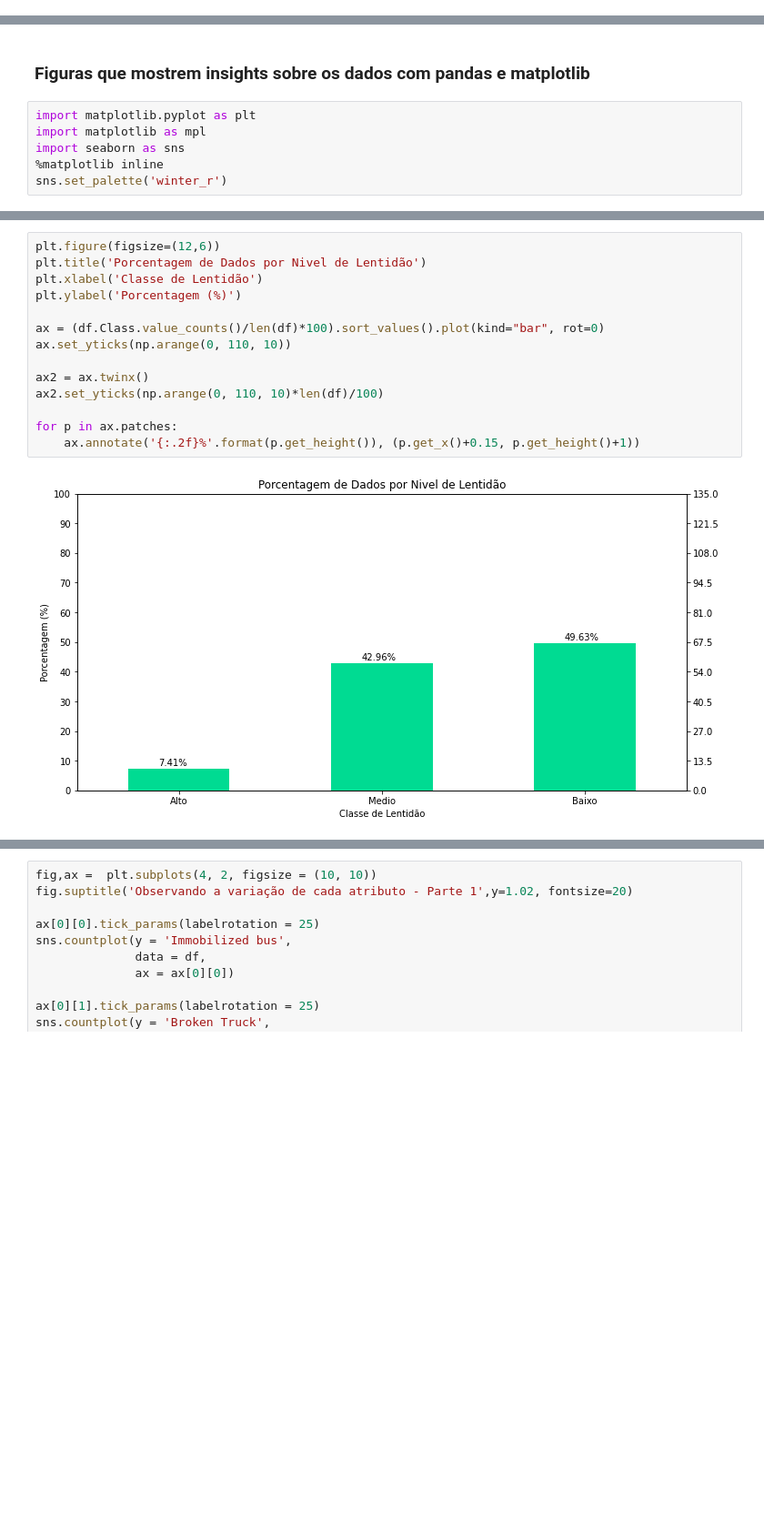
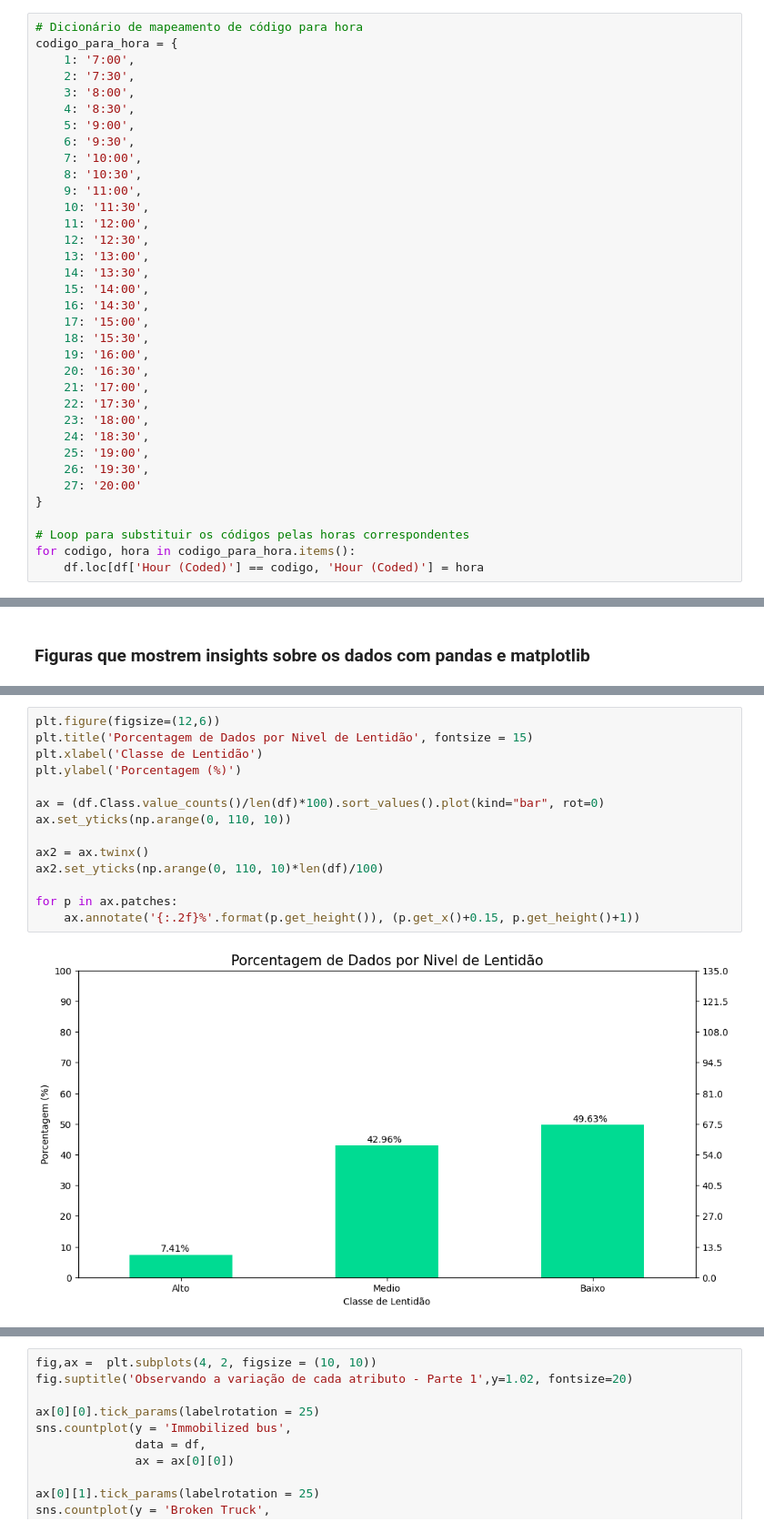
Before and after one commit to opablodantas/SP-Urban-Traffic-Prediction-Research, a Jupyter notebook: BEHAVIOR_URBAN_TRAFFIC.ipynb, the cells around one changed output, grey strips where cells are left out. Shown at 91% size. Cells and saved outputs as stored; diff of their text form; blank space fills up the shorter version.

```diff
--- a/BEHAVIOR_URBAN_TRAFFIC.ipynb
+++ b/BEHAVIOR_URBAN_TRAFFIC.ipynb
@@ -145,6 +162,41 @@ df.loc[df['Hour (Coded)'] == 24,'Hour (Coded)']='18:30'
 df.loc[df['Hour (Coded)'] == 25,'Hour (Coded)']='19:00'
 df.loc[df['Hour (Coded)'] == 26,'Hour (Coded)']='19:30'
 df.loc[df['Hour (Coded)'] == 27,'Hour (Coded)']='20:00'
+# %%
+# Dicionário de mapeamento de código para hora
+codigo_para_hora = {
+    1: '7:00',
+    2: '7:30',
+    3: '8:00',
+    4: '8:30',
+    5: '9:00',
+    6: '9:30',
+    7: '10:00',
+    8: '10:30',
+    9: '11:00',
+    10: '11:30',
+    11: '12:00',
+    12: '12:30',
+    13: '13:00',
+    14: '13:30',
+    15: '14:00',
+    16: '14:30',
+    17: '15:00',
+    18: '15:30',
+    19: '16:00',
+    20: '16:30',
+    21: '17:00',
+    22: '17:30',
+    23: '18:00',
+    24: '18:30',
+    25: '19:00',
+    26: '19:30',
+    27: '20:00'
+}
+
+# Loop para substituir os códigos pelas horas correspondentes
+for codigo, hora in codigo_para_hora.items():
+    df.loc[df['Hour (Coded)'] == codigo, 'Hour (Coded)'] = hora
 # %%
 # Observando os tipos de dados de cada coluna
 df.dtypes
@@ -270,11 +257,5 @@ pd.crosstab(df['Hour (Coded)'], df['Class'])
 # %% [markdown]
 ### Figuras que mostrem insights sobre os dados com pandas e matplotlib
-# %%
-import matplotlib.pyplot as plt
-import matplotlib as mpl
-import seaborn as sns
-%matplotlib inline
-sns.set_palette('winter_r')
 # %%
 # Definindo o tamanho da figura
 plt.figure(figsize=(12,6))
@@ -308,16 +287,16 @@ As últimas duas células acima mostram a mesma informação mas uma em formato
 # %%
 plt.figure(figsize=(12,6))
-plt.title('Porcentagem de Dados por Nivel de Lentidão')
+plt.title('Porcentagem de Dados por Nivel de Lentidão', fontsize = 15)
 plt.xlabel('Classe de Lentidão')
 plt.ylabel('Porcentagem (%)')
 
 ax = (df.Class.value_counts()/len(df)*100).sort_values().plot(kind="bar", rot=0)
 ax.set_yticks(np.arange(0, 110, 10))
 
 ax2 = ax.twinx()
 ax2.set_yticks(np.arange(0, 110, 10)*len(df)/100)
 
 for p in ax.patches:
     ax.annotate('{:.2f}%'.format(p.get_height()), (p.get_x()+0.15, p.get_height()+1))
 # %% [output]
-[figure, old version]
+[figure, new version]
```
Also changed, not shown: parts of 22 cells of this notebook.
